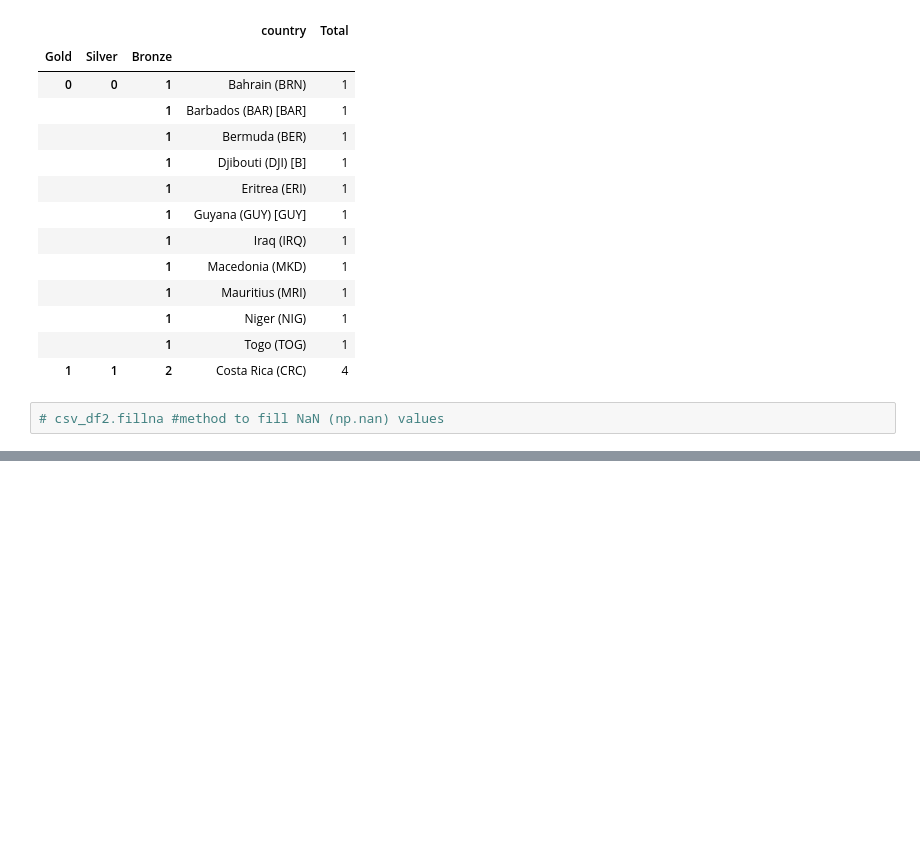
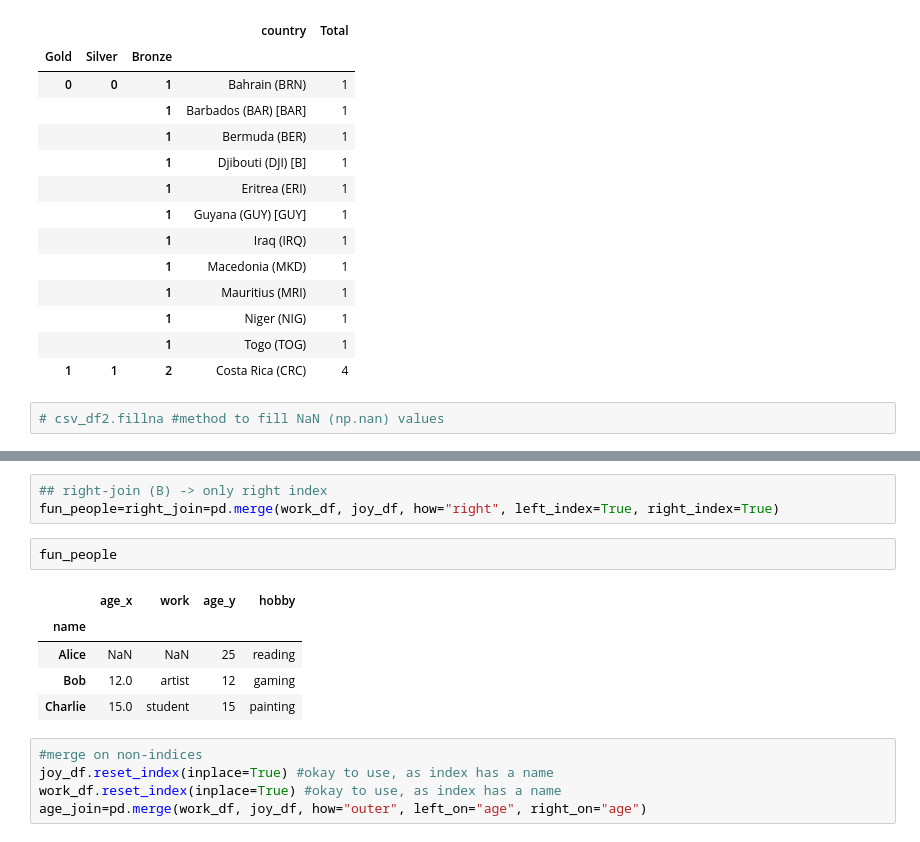
Before and after one commit to kishorepv/Data-Science-with-Python, a Jupyter notebook: Pandas library (Python).ipynb, the cells around one changed output, grey strips where cells are left out. Saved outputs shown, nothing was run; the diff lists cells and outputs as text; blank space fills up the shorter version.

```diff
--- a/Pandas library (Python).ipynb
+++ b/Pandas library (Python).ipynb
@@ -852,0 +916,16 @@ df_midx.loc[[(0,0,1), (1,1,2)]][["country","Total"]]
+# %%
+## right-join (B) -> only right index
+fun_people=right_join=pd.merge(work_df, joy_df, how="right", left_index=True, right_index=True)
+# %%
+fun_people
+# %% [output]
+|  | age_x | work | age_y | hobby |
+| name |  |  |  |  |
+| Alice | NaN | NaN | 25 | reading |
+| Bob | 12.0 | artist | 12 | gaming |
+| Charlie | 15.0 | student | 15 | painting |
+# %%
+#merge on non-indices
+joy_df.reset_index(inplace=True) #okay to use, as index has a name
+work_df.reset_index(inplace=True) #okay to use, as index has a name
+age_join=pd.merge(work_df, joy_df, how="outer", left_on="age", right_on="age")
```
Also changed, not shown: parts of 15 cells of this notebook.
